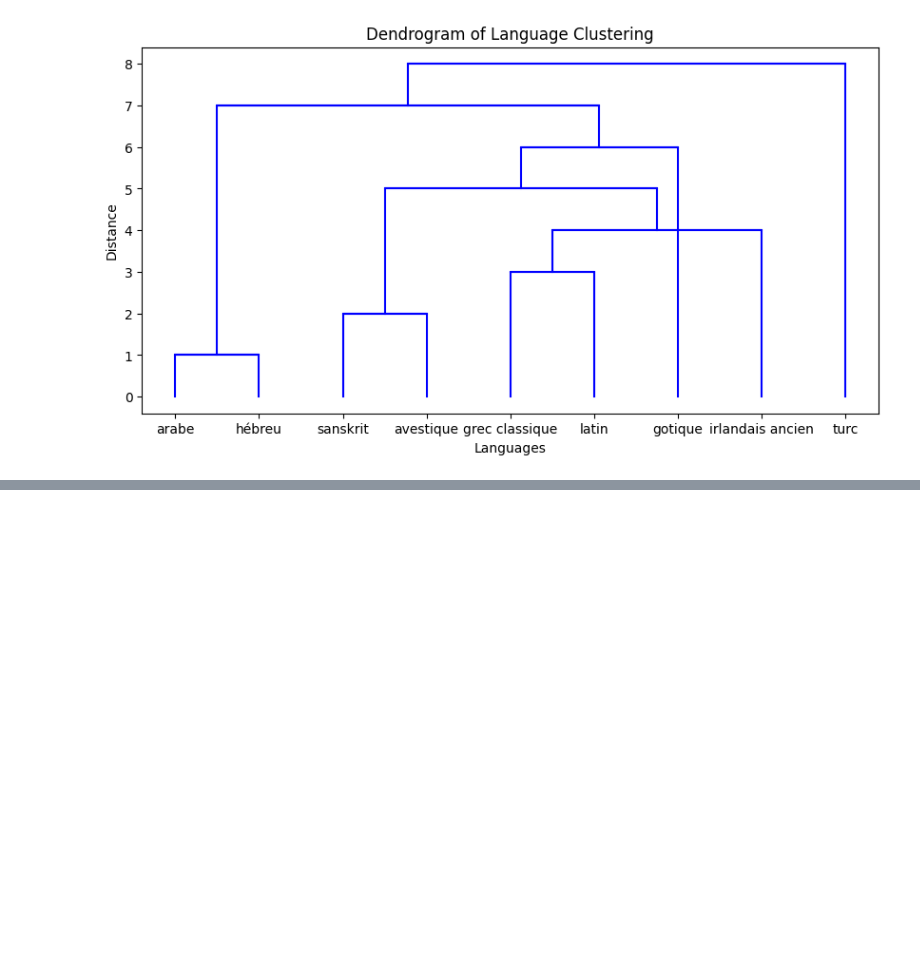
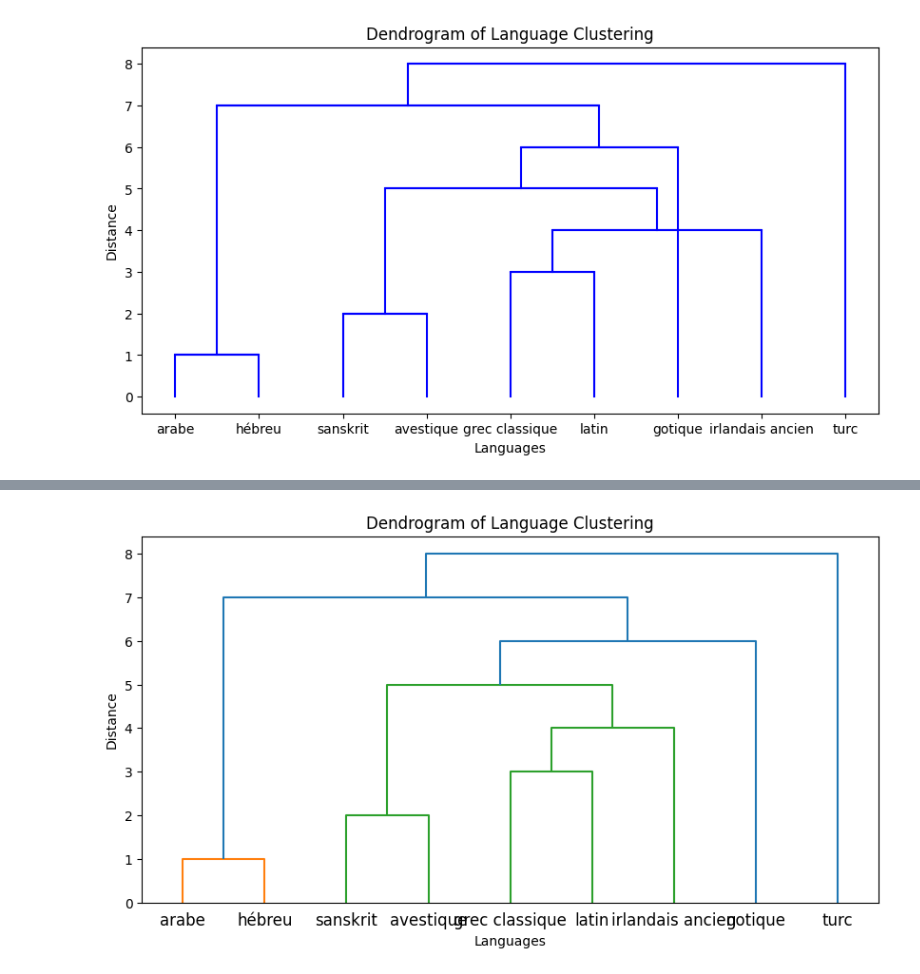
Before and after one commit to NielsTRS/ia_tp_cah, a Jupyter notebook: tp_note.ipynb, the cells around one changed output, grey strips where cells are left out. Drawn from its saved outputs; the diff is of its cells as text; code cells hidden in the pictures; blank space fills up the shorter version.

```diff
--- a/tp_note.ipynb
+++ b/tp_note.ipynb
@@ -229,0 +223,27 @@ plot_dendrogram(Z, labels)
+# %%
+def create_linkage_matrix(L, n):
+    Z = np.zeros((n - 1, 4)) #initalize empty linkage matrix
+    current_cluster = np.arange(n)
+    cluster_sizes = np.ones(n)
+    next_cluster_index = n
+
+    #linkage matrix construction
+    for k, (i1, i2) in enumerate(L):
+        ci1, ci2 = current_cluster[i1], current_cluster[i2] #get the current active cluster of a language
+        Z[k] = [ci1, ci2, k + 1, cluster_sizes[ci1] + cluster_sizes[ci2]] # [idx1, idx2, distance, n_elements]
+        current_cluster[i1] = current_cluster[i2] = next_cluster_index #update active clusters
+        cluster_sizes = np.append(cluster_sizes, Z[k, 3]) #update the cluster size after merge
+        next_cluster_index += 1
+
+    return Z
+# %%
+Z = create_linkage_matrix(L, len(labels))
+# Plot the dendrogram
+plt.figure(figsize=(10, 5))
+dendrogram(Z, labels=labels)
+plt.title('Dendrogram of Language Clustering')
+plt.xlabel('Languages')
+plt.ylabel('Distance')
+plt.show()
+# %% [output]
+[figure, added]
```
Also changed, not shown: parts of 4 cells of this notebook.
